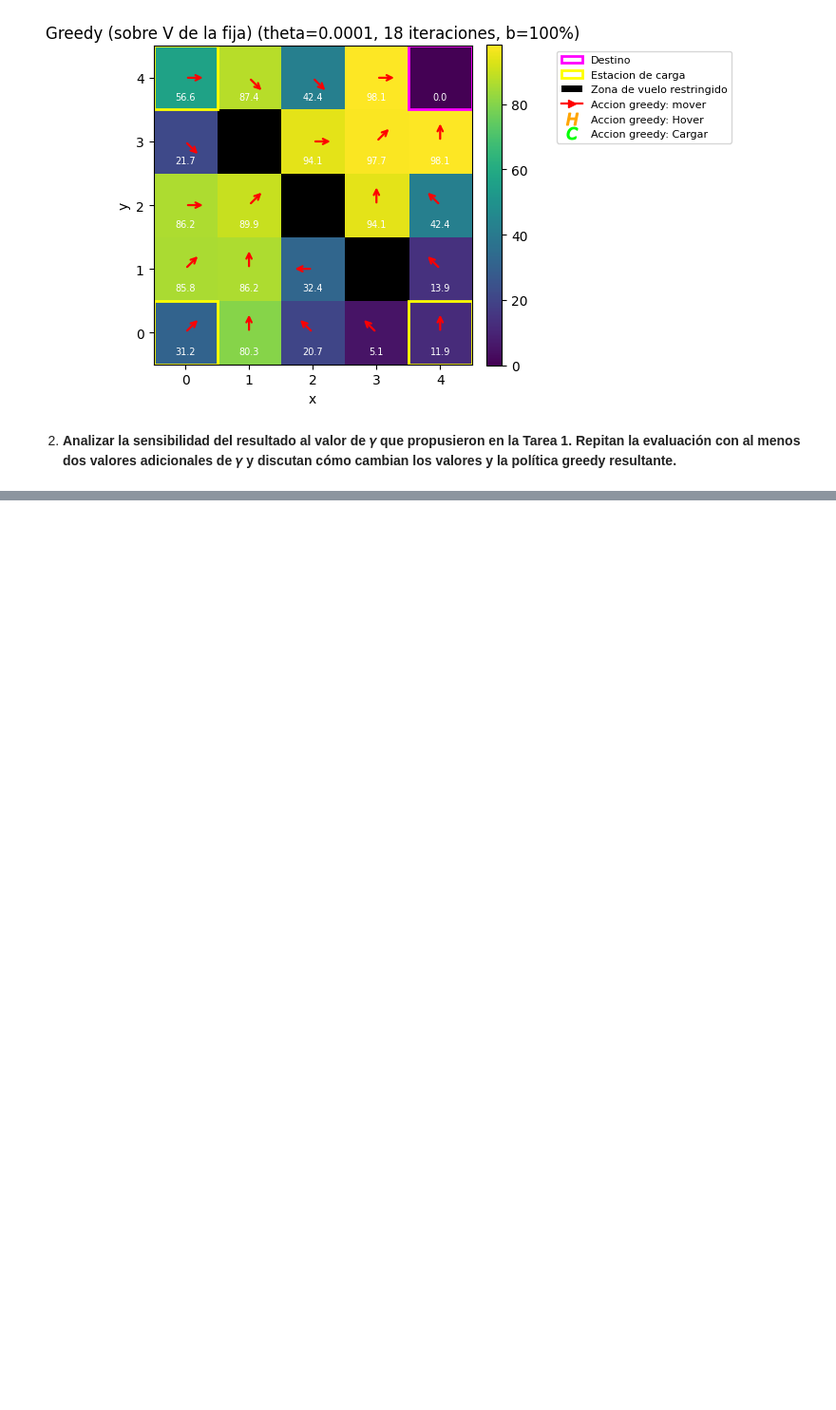
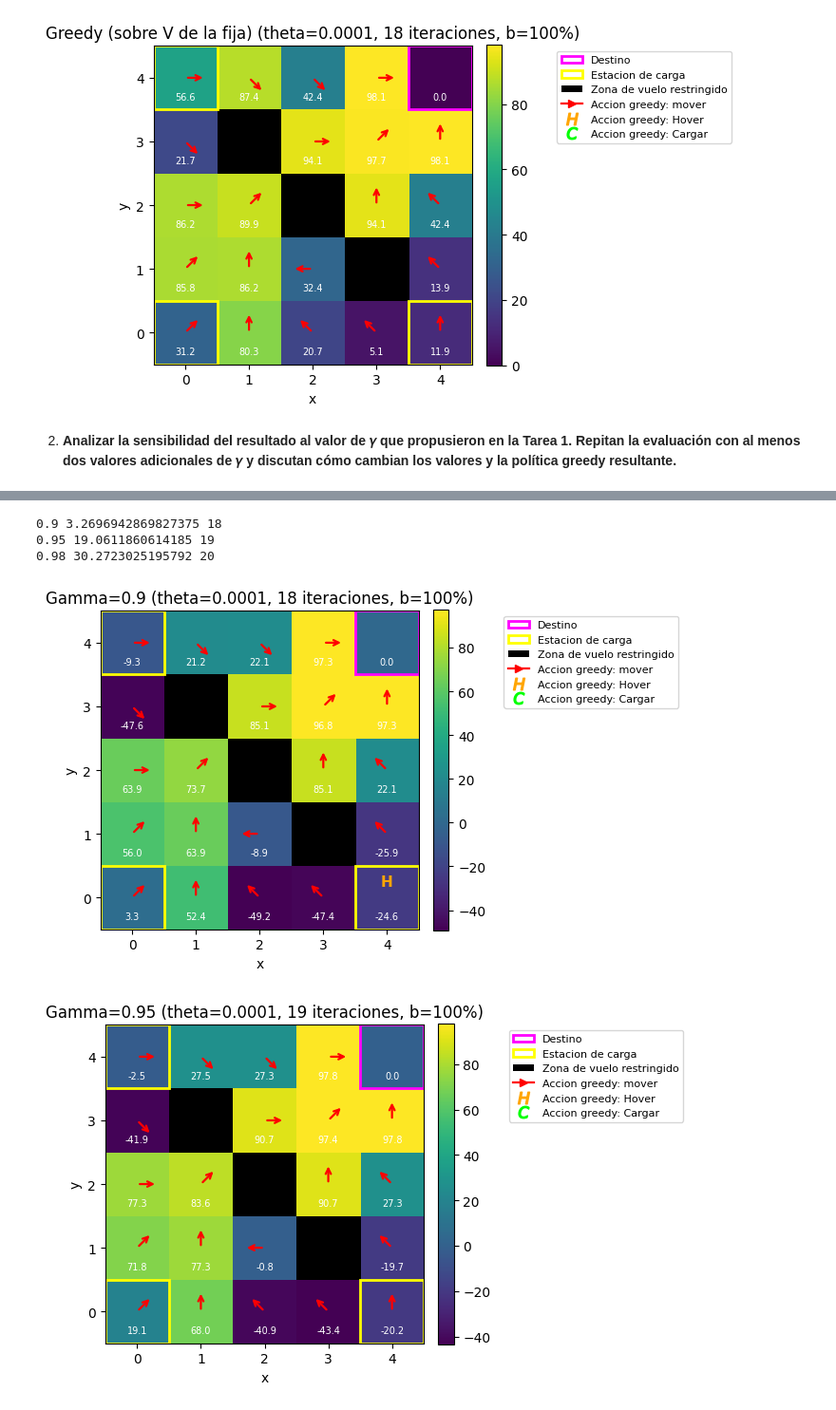
Before and after one commit to MarchMol/lab1_RL, a Jupyter notebook: lab1.ipynb, the cells around one changed output, grey strips where cells are left out. Shown at 95% size. Drawn from its saved outputs; the diff is of its cells as text; code cells hidden in the pictures; blank space fills up the shorter version.

```diff
--- a/lab1.ipynb
+++ b/lab1.ipynb
@@ -219,0 +317,16 @@ V3, it3, t3, f3 = evaluate_and_report(env, greedy, "Greedy (sobre V de la fija)"
+# %%
+gammas = [0.90, 0.95, 0.98]
+
+for g in gammas:
+    env = GridWorld(gamma=g)
+
+    V, it, _, _ = evaluate_and_report(env, fixed_policy, f"Gamma={g}")
+
+    s0 = env.initial_state(0, 0)
+    print(g, V[s0], it)
+# %% [output]
+0.9 3.2696942869827375 18
+0.95 19.0611860614185 19
+0.98 30.2723025195792 20
+[figure, added]
+[figure, added]
```
Also changed, not shown: parts of 17 cells of this notebook.
